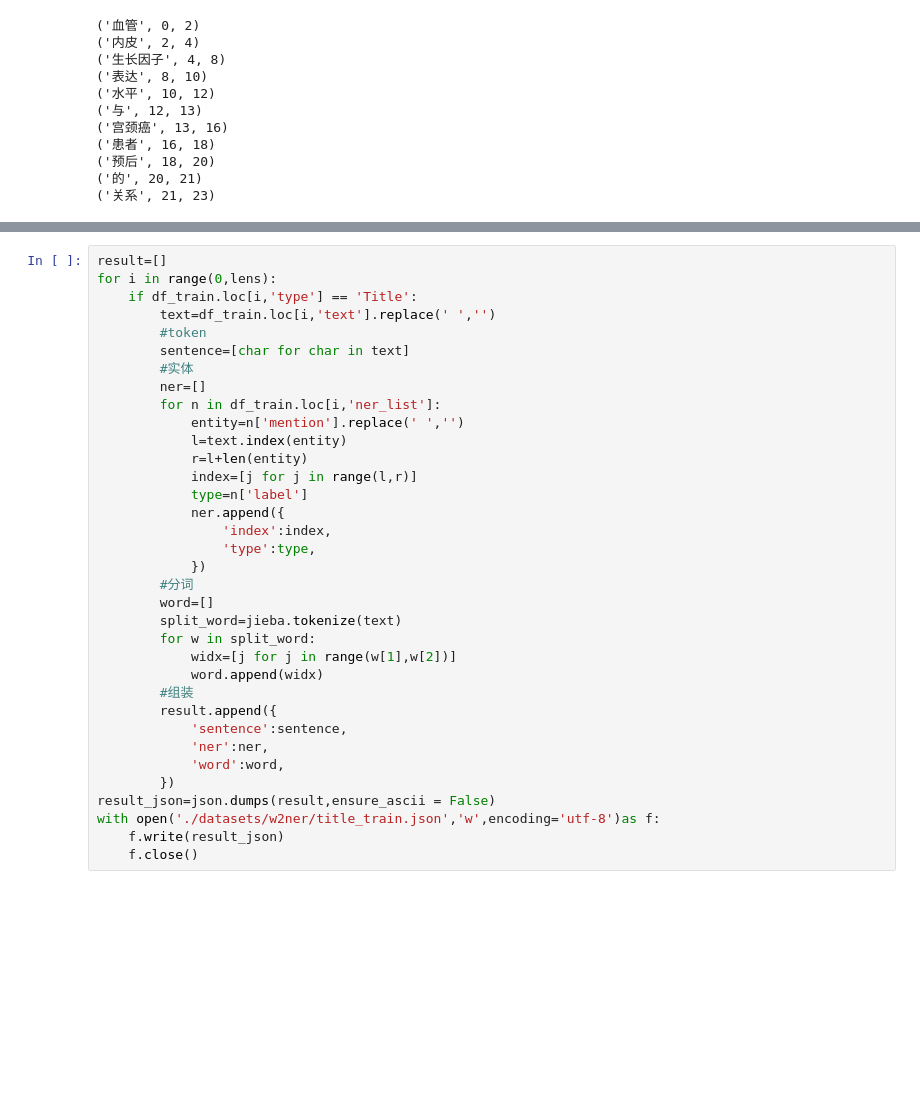
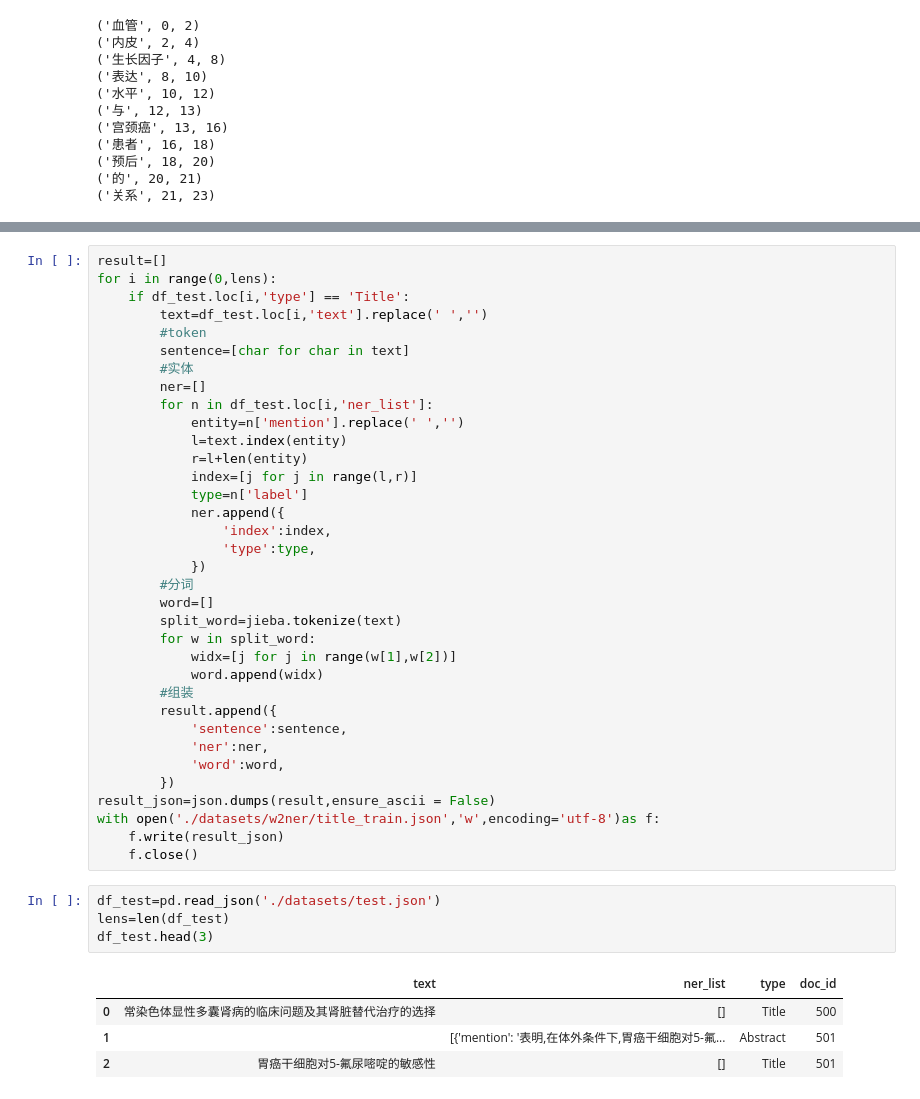
Before and after one commit to AyanMeow/TIANCHIchampion, a Jupyter notebook: 医疗论文/dp2W2.ipynb, the cells around one changed output, grey strips where cells are left out. Saved outputs shown, nothing was run; the diff lists cells and outputs as text; blank space fills up the shorter version.

```diff
--- a/医疗论文/dp2W2.ipynb
+++ b/医疗论文/dp2W2.ipynb
@@ -40,13 +43,13 @@ df_train.head(3)
 # %%
 result=[]
 for i in range(0,lens):
-    if df_train.loc[i,'type'] == 'Title':
-        text=df_train.loc[i,'text'].replace(' ','')
+    if df_test.loc[i,'type'] == 'Title':
+        text=df_test.loc[i,'text'].replace(' ','')
         #token
         sentence=[char for char in text]
         #实体
         ner=[]
-        for n in df_train.loc[i,'ner_list']:
+        for n in df_test.loc[i,'ner_list']:
             entity=n['mention'].replace(' ','')
             l=text.index(entity)
             r=l+len(entity)
@@ -72,3 +75,12 @@ result_json=json.dumps(result,ensure_ascii = False)
 with open('./datasets/w2ner/title_train.json','w',encoding='utf-8')as f:
     f.write(result_json)
     f.close()
+# %%
+df_test=pd.read_json('./datasets/test.json')
+lens=len(df_test)
+df_test.head(3)
+# %% [output]
+|  | text | ner_list | type | doc_id |
+| 0 | 常染色体显性多囊肾病的临床问题及其肾脏替代治疗的选择 | [] | Title | 500 |
+| 1 |  | [{'mention': '表明,在体外条件下,胃癌干细胞对5-氟... | Abstract | 501 |
+| 2 | 胃癌干细胞对5-氟尿嘧啶的敏感性 | [] | Title | 501 |
```
Also changed, not shown: parts of 3 cells of this notebook, 7 other files.
